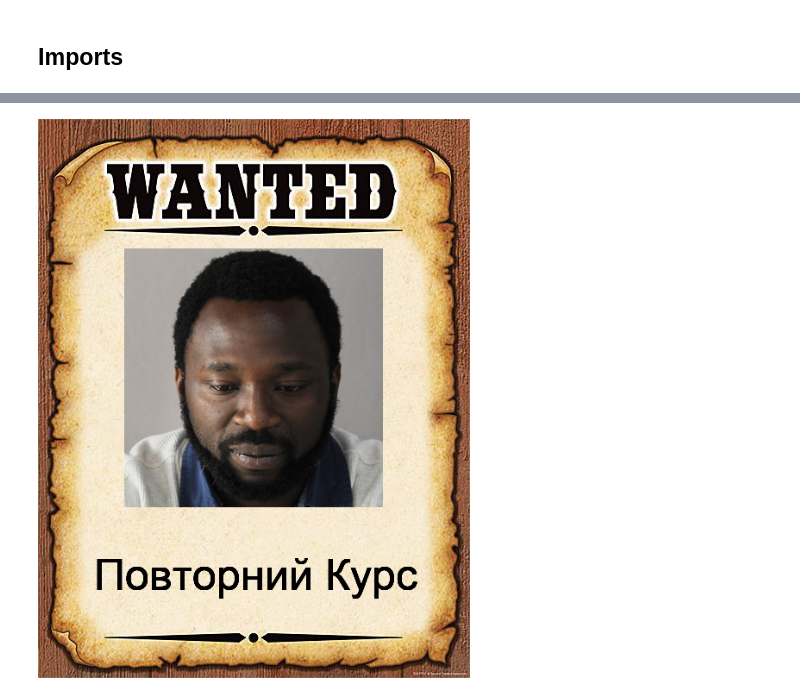
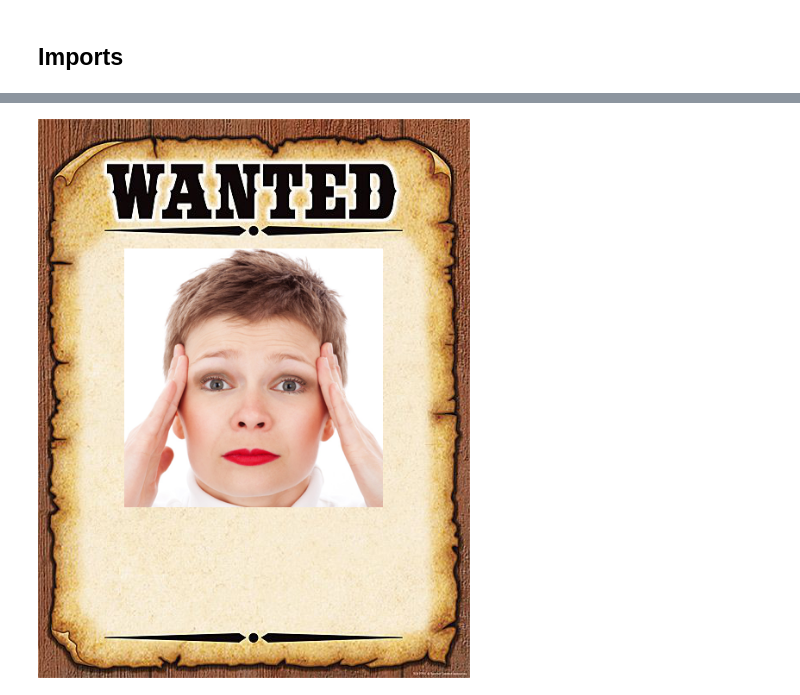
Before and after one commit to dsc-itsu/freeloaders-recognition, a Jupyter notebook: Visualisation.ipynb, the cells around one changed output, grey strips where cells are left out. Saved outputs shown, nothing was run; the diff lists cells and outputs as text; code cells hidden in the pictures.

```diff
--- a/Visualisation.ipynb
+++ b/Visualisation.ipynb
@@ -37,4 +40,15 @@ def verdict(img:object, povtorka:bool):
-# %%
-verdict(img4,1)
-# %% [output]
-[figure, removed]
+# %%
+def frame_only(img:object, povtorka:bool):
+    if povtorka:
+        width, height = img.size
+        img = img.resize((int(width/2), int(height/2)))
+        board.paste(img,(100,150))
+        return board
+    else:
+        width, height = img.size
+        img = img.resize((int(width/1.5), int(height/1.5)))
+        survived.paste(img,(200,130))
+        return survived
+frame_only(img2, 1)
+# %% [output]
+[figure, added]
```
Also changed, not shown: parts of 5 cells of this notebook, 4 other files.
